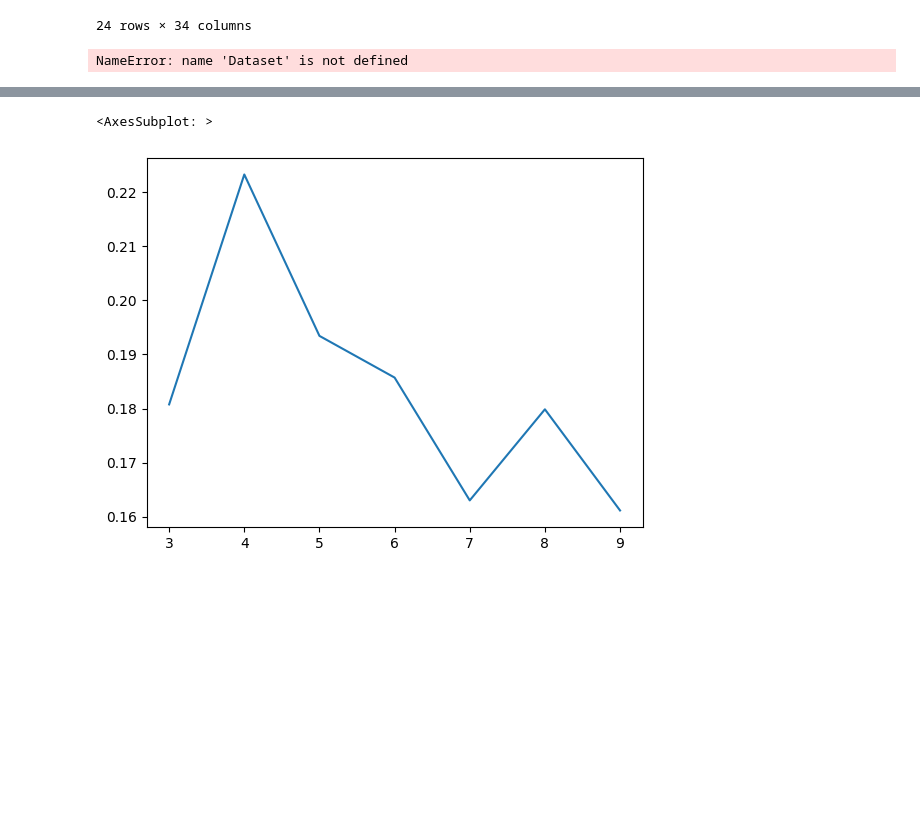
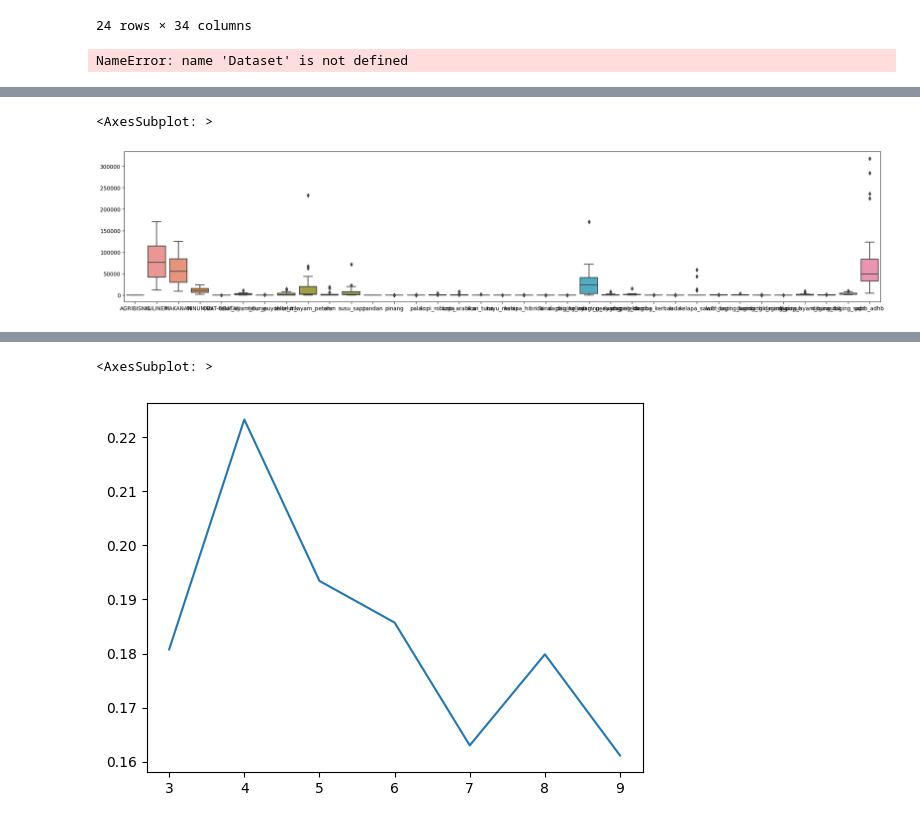
Before and after one commit to rampagezero/Project-TSDN, a Jupyter notebook: UMKM dan Hasil Bumi (1) (1).ipynb, the cells around one changed output, grey strips where cells are left out. Saved outputs shown, nothing was run; the diff lists cells and outputs as text; code cells hidden in the pictures; blank space fills up the shorter version.

```diff
--- a/UMKM dan Hasil Bumi (1) (1).ipynb
+++ b/UMKM dan Hasil Bumi (1) (1).ipynb
@@ -345,3 +366,9 @@ sns.heatmap(dataset.corr(),linewidths=0.5)
+# %%
+plt.figure(figsize=(25,5))
+sns.boxplot(dataset)
+# %% [output]
+<AxesSubplot: >
+[figure, added]
 # %%
 from sklearn.preprocessing import MinMaxScaler
 mm=MinMaxScaler()
```
Also changed, not shown: parts of 31 cells of this notebook.
